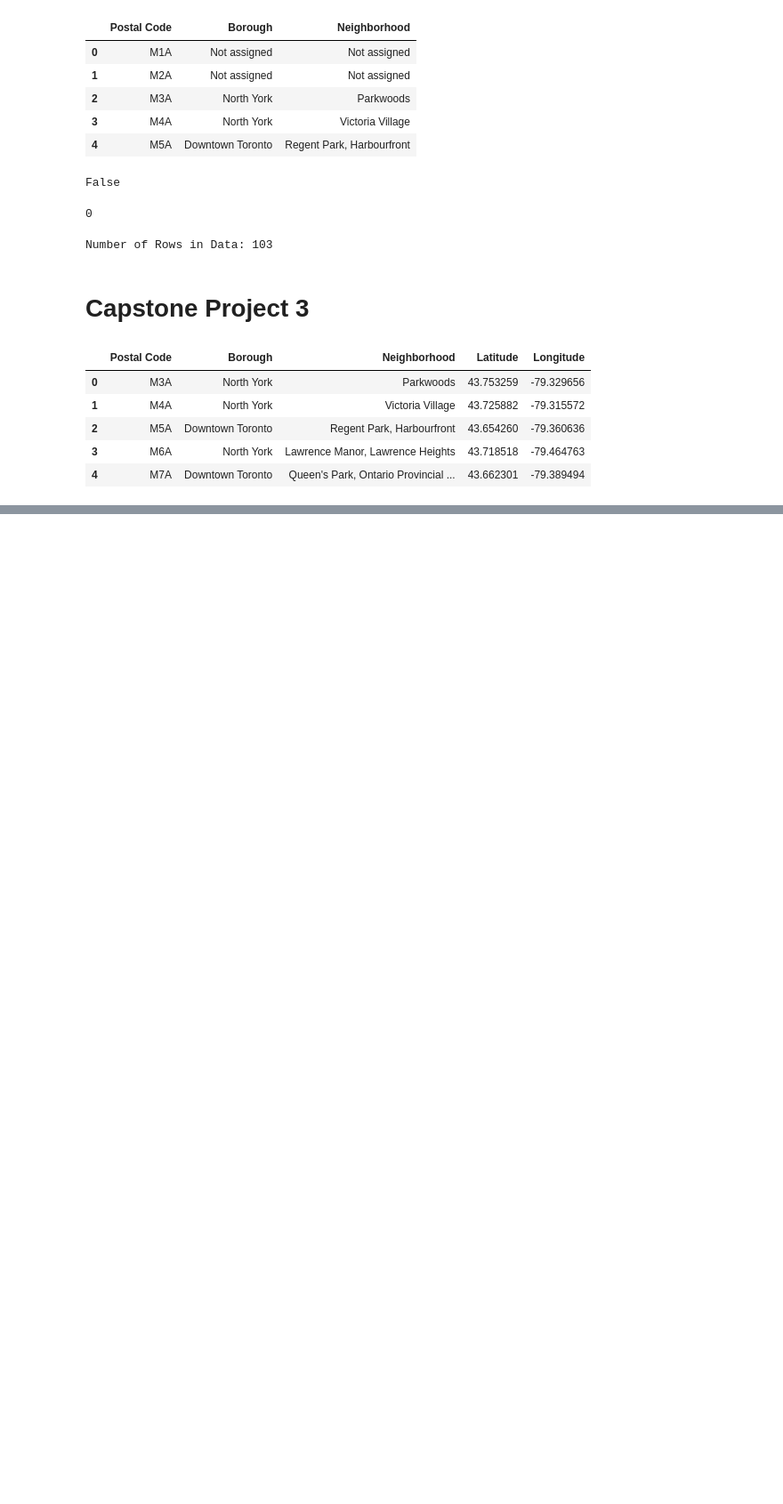
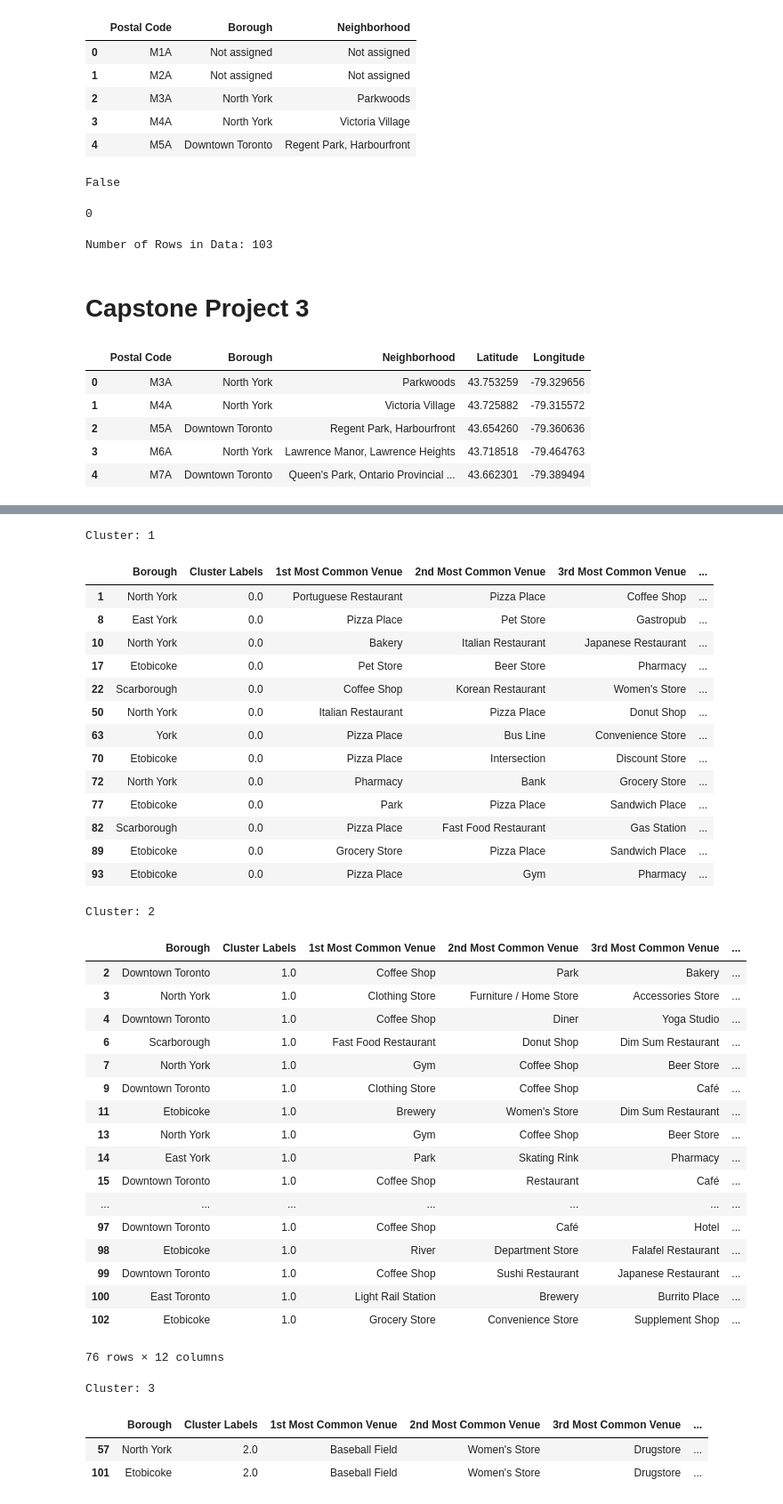
Before and after one commit to zachvollrath/Capstone_Project, a Jupyter notebook: Capstone Project.ipynb, the cells around one changed output, grey strips where cells are left out. Shown at 89% size. Saved outputs shown, nothing was run; the diff lists cells and outputs as text; code cells hidden in the pictures; blank space fills up the shorter version.

```diff
--- a/Capstone Project.ipynb
+++ b/Capstone Project.ipynb
@@ -55,0 +364,10 @@ df.head()
+# %%
+# add clustering labels
+neighborhoods_venues_sorted.insert(0, 'Cluster Labels', kmeans.labels_)
+
+toronto_merged = df
+
+# merge toronto_grouped with toronto_data to add latitude/longitude for each neighborhood
+toronto_merged = toronto_merged.join(neighborhoods_venues_sorted.set_index('Neighborhood'), on='Neighborhood')
+
+toronto_merged.head() # check the last columns!
@@ -55,0 +381,25 @@ df.head()
+# %%
+# create map
+map_clusters = folium.Map(location=[latitude, longitude], zoom_start=11)
+
+# set color scheme for the clusters
+x = np.arange(kclusters)
+ys = [i + x + (i*x)**2 for i in range(kclusters)]
+colors_array = cm.rainbow(np.linspace(0, 1, len(ys)))
+rainbow = [colors.rgb2hex(i) for i in colors_array]
+
+# add markers to the map
+markers_colors = []
+for lat, lon, poi, cluster in zip(toronto_merged['Latitude'], toronto_merged['Longitude'], toronto_merged['Neighborhood'], toronto_merged['Cluster Labels']):
+    if cluster == cluster:
+        label = folium.Popup(str(poi) + ' Cluster ' + str(cluster), parse_html=True)
+        folium.CircleMarker(
+            [lat, lon],
+            radius=5,
+            popup=label,
+            color=rainbow[int(cluster-1)],
+            fill=True,
+            fill_color=rainbow[int(cluster-1)],
+            fill_opacity=0.7).add_to(map_clusters)
+
+map_clusters
@@ -55,0 +408,45 @@ df.head()
+# %%
+from IPython.display import display
+
+for cluster in range(0,kclusters):
+    print('Cluster:',cluster+1)
+    display(toronto_merged.loc[toronto_merged['Cluster Labels'] == cluster, toronto_merged.columns[[1] + list(range(5, toronto_merged.shape[1]))]])
+# %% [output]
+Cluster: 1
+|  | Borough | Cluster Labels | 1st Most Common Venue | 2nd Most Common Venue | 3rd Most Common Venue | ... |
+| 1 | North York | 0.0 | Portuguese Restaurant | Pizza Place | Coffee Shop | ... |
+| 8 | East York | 0.0 | Pizza Place | Pet Store | Gastropub | ... |
+| 10 | North York | 0.0 | Bakery | Italian Restaurant | Japanese Restaurant | ... |
+| 17 | Etobicoke | 0.0 | Pet Store | Beer Store | Pharmacy | ... |
+| 22 | Scarborough | 0.0 | Coffee Shop | Korean Restaurant | Women's Store | ... |
+| 50 | North York | 0.0 | Italian Restaurant | Pizza Place | Donut Shop | ... |
+| 63 | York | 0.0 | Pizza Place | Bus Line | Convenience Store | ... |
+| 70 | Etobicoke | 0.0 | Pizza Place | Intersection | Discount Store | ... |
+| 72 | North York | 0.0 | Pharmacy | Bank | Grocery Store | ... |
+| 77 | Etobicoke | 0.0 | Park | Pizza Place | Sandwich Place | ... |
+| 82 | Scarborough | 0.0 | Pizza Place | Fast Food Restaurant | Gas Station | ... |
+| 89 | Etobicoke | 0.0 | Grocery Store | Pizza Place | Sandwich Place | ... |
+| 93 | Etobicoke | 0.0 | Pizza Place | Gym | Pharmacy | ... |
+Cluster: 2
+|  | Borough | Cluster Labels | 1st Most Common Venue | 2nd Most Common Venue | 3rd Most Common Venue | ... |
+| 2 | Downtown Toronto | 1.0 | Coffee Shop | Park | Bakery | ... |
+| 3 | North York | 1.0 | Clothing Store | Furniture / Home Store | Accessories Store | ... |
+| 4 | Downtown Toronto | 1.0 | Coffee Shop | Diner | Yoga Studio | ... |
+| 6 | Scarborough | 1.0 | Fast Food Restaurant | Donut Shop | Dim Sum Restaurant | ... |
+| 7 | North York | 1.0 | Gym | Coffee Shop | Beer Store | ... |
+| 9 | Downtown Toronto | 1.0 | Clothing Store | Coffee Shop | Café | ... |
+| 11 | Etobicoke | 1.0 | Brewery | Women's Store | Dim Sum Restaurant | ... |
+| 13 | North York | 1.0 | Gym | Coffee Shop | Beer Store | ... |
+| 14 | East York | 1.0 | Park | Skating Rink | Pharmacy | ... |
+| 15 | Downtown Toronto | 1.0 | Coffee Shop | Restaurant | Café | ... |
+| ... | ... | ... | ... | ... | ... | ... |
+| 97 | Downtown Toronto | 1.0 | Coffee Shop | Café | Hotel | ... |
+| 98 | Etobicoke | 1.0 | River | Department Store | Falafel Restaurant | ... |
+| 99 | Downtown Toronto | 1.0 | Coffee Shop | Sushi Restaurant | Japanese Restaurant | ... |
+| 100 | East Toronto | 1.0 | Light Rail Station | Brewery | Burrito Place | ... |
+| 102 | Etobicoke | 1.0 | Grocery Store | Convenience Store | Supplement Shop | ... |
+76 rows × 12 columns
+Cluster: 3
+|  | Borough | Cluster Labels | 1st Most Common Venue | 2nd Most Common Venue | 3rd Most Common Venue | ... |
+| 57 | North York | 2.0 | Baseball Field | Women's Store | Drugstore | ... |
+| 101 | Etobicoke | 2.0 | Baseball Field | Women's Store | Drugstore | ... |
```
Also changed, not shown: parts of 23 cells of this notebook.
